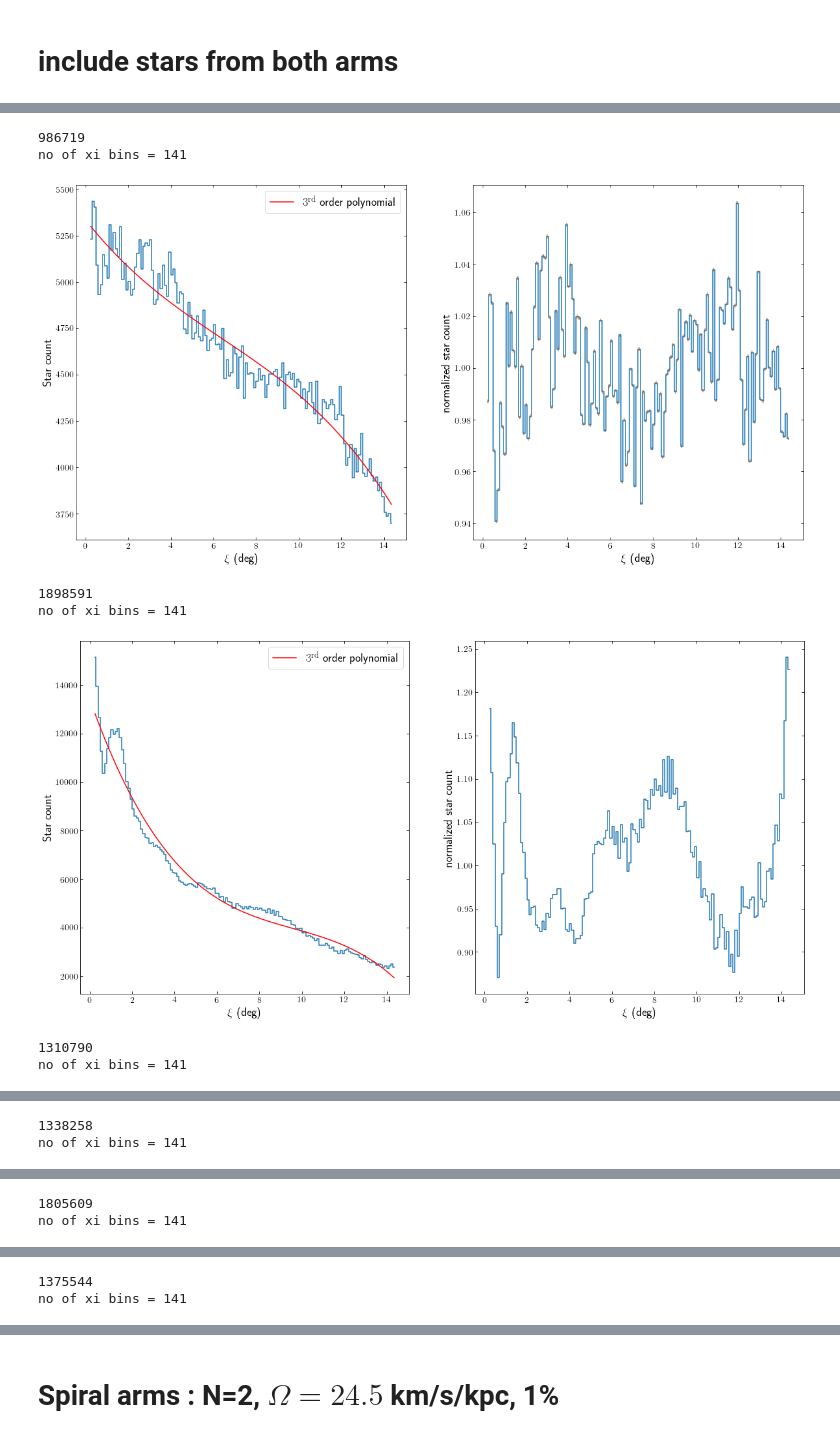
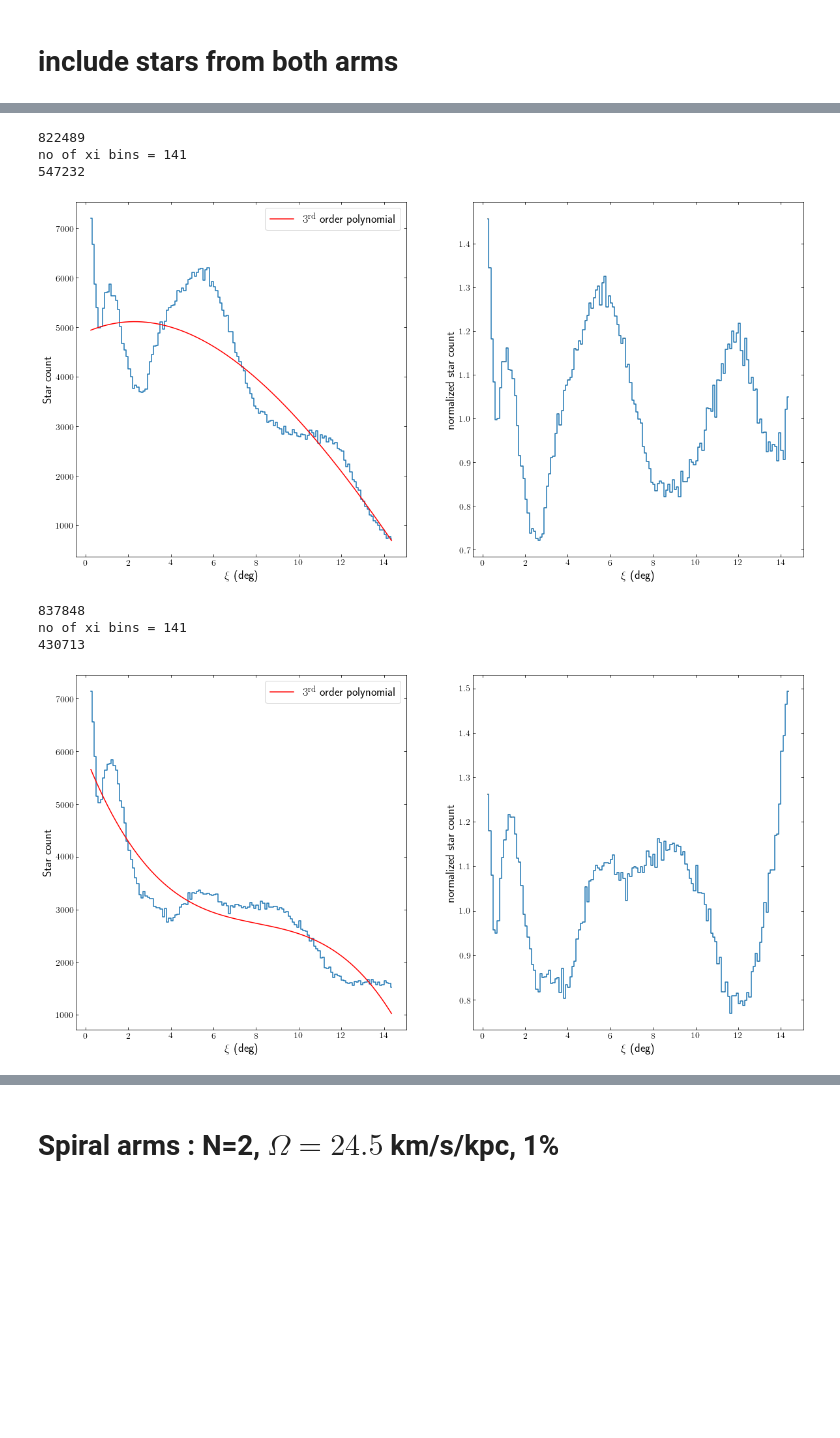
Before and after one commit to nbanik/Baryonic-effects-on-Pal5, a Jupyter notebook: plot_power_spectrum.ipynb, the cells around one changed output, grey strips where cells are left out. Drawn from its saved outputs; the diff is of its cells as text; code cells hidden in the pictures; blank space fills up the shorter version.

```diff
--- a/plot_power_spectrum.ipynb
+++ b/plot_power_spectrum.ipynb
@@ -677,12 +948,18 @@ def include_both_arms(xi_t,eta_t,xi_l,eta_l):
 
     return xi_all
 # %%
-xi_both_arms=include_both_arms(xi_t,eta_t,xi_l,eta_l)
-xi_both_arms1=include_both_arms(xi_t1,eta_t1,xi_l1,eta_l1)
-xi_both_arms2=include_both_arms(xi_t2,eta_t2,xi_l2,eta_l2)
-xi_both_arms3=include_both_arms(xi_t3,eta_t3,xi_l3,eta_l3)
-xi_both_arms4=include_both_arms(xi_t4,eta_t4,xi_l4,eta_l4)
-xi_both_arms5=include_both_arms(xi_t5,eta_t5,xi_l5,eta_l5)
-xi_both_arms6=include_both_arms(xi_t6,eta_t6,xi_l6,eta_l6)
-xi_both_arms7=include_both_arms(xi_t7,eta_t7,xi_l7,eta_l7)
+#xi_both_arms=include_both_arms(xi_t,eta_t,xi_l,eta_l)
+#xi_both_arms1=include_both_arms(xi_t1,eta_t1,xi_l1,eta_l1)
+#xi_both_arms11=include_both_arms(xi_t11,eta_t11,xi_l11,eta_l11)
+#xi_both_arms12=include_both_arms(xi_t12,eta_t12,xi_l12,eta_l12)
+#xi_both_arms13=include_both_arms(xi_t13,eta_t13,xi_l13,eta_l13)
+#xi_both_arms14=include_both_arms(xi_t14,eta_t14,xi_l14,eta_l14)
+xi_both_arms15=include_both_arms(xi_t15,eta_t15,xi_l15,eta_l15)
+xi_both_arms16=include_both_arms(xi_t16,eta_t16,xi_l16,eta_l16)
+#xi_both_arms2=include_both_arms(xi_t2,eta_t2,xi_l2,eta_l2)
+#xi_both_arms3=include_both_arms(xi_t3,eta_t3,xi_l3,eta_l3)
+#xi_both_arms4=include_both_arms(xi_t4,eta_t4,xi_l4,eta_l4)
+#xi_both_arms5=include_both_arms(xi_t5,eta_t5,xi_l5,eta_l5)
+#xi_both_arms6=include_both_arms(xi_t6,eta_t6,xi_l6,eta_l6)
+#xi_both_arms7=include_both_arms(xi_t7,eta_t7,xi_l7,eta_l7)
 # %% [output]
@@ -702,17 +970,24 @@ xi_both_arms7=include_both_arms(xi_t7,eta_t7,xi_l7,eta_l7)
 # %%
-midxi_all,nden_all,err_all = compute_ndenxi(xi_both_arms,minxi=0.25,maxxi=14.35,bw=0.1,fname='plots/nden_both_arms_Mbar5_10_9_barspeed35_phi27_polydeg3.pdf')
-midxi_all1,nden_all1,err_all1 = compute_ndenxi(xi_both_arms1,minxi=0.25,maxxi=14.35,bw=0.1,fname='plots/nden_both_arms_Mbar10_10_barspeed35_phi27_polydeg3.pdf')
-midxi_all3,nden_all3,err_all3 = compute_ndenxi(xi_both_arms3,minxi=0.25,maxxi=14.35,bw=0.1,fname='plots/nden_both_arms_Mbar10_10_barspeed60_phi27_polydeg3.pdf')
-midxi_all4,nden_all4,err_all4 = compute_ndenxi(xi_both_arms4,minxi=0.25,maxxi=14.35,bw=0.1,fname='plots/nden_both_arms_Mbar10_10_barspeed40_phi27_polydeg3.pdf')
-midxi_all5,nden_all5,err_all5 = compute_ndenxi(xi_both_arms5,minxi=0.25,maxxi=14.35,bw=0.1,fname='plots/nden_both_arms_Mbar10_10_barspeed45_phi27_polydeg3.pdf')
-midxi_all6,nden_all6,err_all6 = compute_ndenxi(xi_both_arms6,minxi=0.25,maxxi=14.35,bw=0.1,fname='plots/nden_both_arms_Mbar10_10_barspeed50_phi27_polydeg3.pdf')
-midxi_all7,nden_all7,err_all7 = compute_ndenxi(xi_both_arms7,minxi=0.25,maxxi=14.35,bw=0.1,fname='plots/nden_both_arms_Mbar10_10_barspeed55_phi27_polydeg3.pdf')
+#midxi_all,nden_all,err_all = compute_ndenxi(xi_both_arms,minxi=0.25,maxxi=14.35,bw=0.1,fname='plots/nden_both_arms_Mbar5_10_9_barspeed35_phi27_polydeg3.pdf')
+#midxi_all1,nden_all1,err_all1 = compute_ndenxi(xi_both_arms1,minxi=0.25,maxxi=14.35,bw=0.1,fname='plots/nden_both_arms_Mbar10_10_barspeed35_phi27_polydeg3.pdf')
+#midxi_all12,nden_all12,err_all12 = compute_ndenxi(xi_both_arms12,minxi=0.25,maxxi=14.35,bw=0.1,fname='plots/nden_both_arms_0p5Gyr_Mbar10_10_barspeed35_phi27_polydeg3.pdf')
+#midxi_all13,nden_all13,err_all13 = compute_ndenxi(xi_both_arms13,minxi=0.25,maxxi=14.35,bw=0.1,fname='plots/nden_both_arms_1Gyr_Mbar10_10_barspeed35_phi27_polydeg3.pdf')
+#midxi_all14,nden_all14,err_all14 = compute_ndenxi(xi_both_arms14,minxi=0.25,maxxi=14.35,bw=0.1,fname='plots/nden_both_arms_1p5Gyr_Mbar10_10_barspeed35_phi27_polydeg3.pdf')
+
+midxi_all15,nden_all15,err_all15 = compute_ndenxi(xi_both_arms15,minxi=0.25,maxxi=14.35,bw=0.1,fname='plots/nden_both_arms_2p5Gyr_Mbar10_10_barspeed35_phi27_polydeg3.pdf')
+midxi_all16,nden_all16,err_all16 = compute_ndenxi(xi_both_arms16,minxi=0.25,maxxi=14.35,bw=0.1,fname='plots/nden_both_arms_3Gyr_Mbar10_10_barspeed35_phi27_polydeg3.pdf')
+
+#midxi_all3,nden_all3,err_all3 = compute_ndenxi(xi_both_arms3,minxi=0.25,maxxi=14.35,bw=0.1,fname='plots/nden_both_arms_Mbar10_10_barspeed60_phi27_polydeg3.pdf')
+#midxi_all4,nden_all4,err_all4 = compute_ndenxi(xi_both_arms4,minxi=0.25,maxxi=14.35,bw=0.1,fname='plots/nden_both_arms_Mbar10_10_barspeed40_phi27_polydeg3.pdf')
+#midxi_all5,nden_all5,err_all5 = compute_ndenxi(xi_both_arms5,minxi=0.25,maxxi=14.35,bw=0.1,fname='plots/nden_both_arms_Mbar10_10_barspeed45_phi27_polydeg3.pdf')
+#midxi_all6,nden_all6,err_all6 = compute_ndenxi(xi_both_arms6,minxi=0.25,maxxi=14.35,bw=0.1,fname='plots/nden_both_arms_Mbar10_10_barspeed50_phi27_polydeg3.pdf')
+#midxi_all7,nden_all7,err_all7 = compute_ndenxi(xi_both_arms7,minxi=0.25,maxxi=14.35,bw=0.1,fname='plots/nden_both_arms_Mbar10_10_barspeed55_phi27_polydeg3.pdf')
 # %% [output]
-986719
+822489
 no of xi bins = 141
+547232
-[figure, old version]
+[figure, new version]
-1898591
+837848
 no of xi bins = 141
+430713
-[figure, old version]
+[figure, new version]
-1310790
-no of xi bins = 141
@@ -720,2 +993,0 @@ no of xi bins = 141
-1338258
-no of xi bins = 141
@@ -723,2 +993,0 @@ no of xi bins = 141
-1805609
-no of xi bins = 141
@@ -726,2 +993,0 @@ no of xi bins = 141
-1375544
-no of xi bins = 141
```
Also changed, not shown: parts of 37 cells of this notebook, 31 other files.
